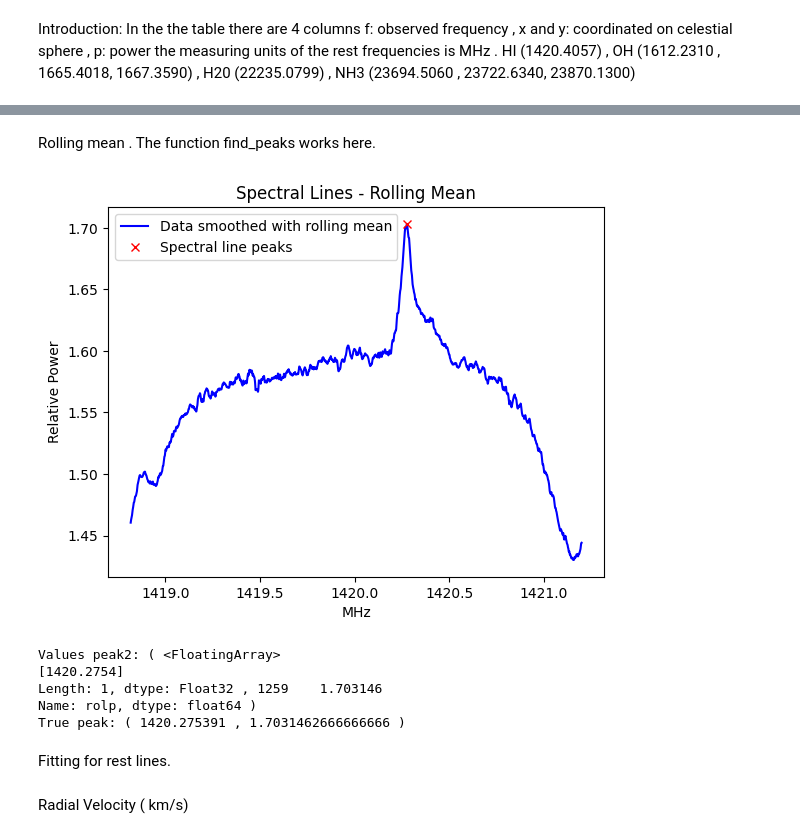
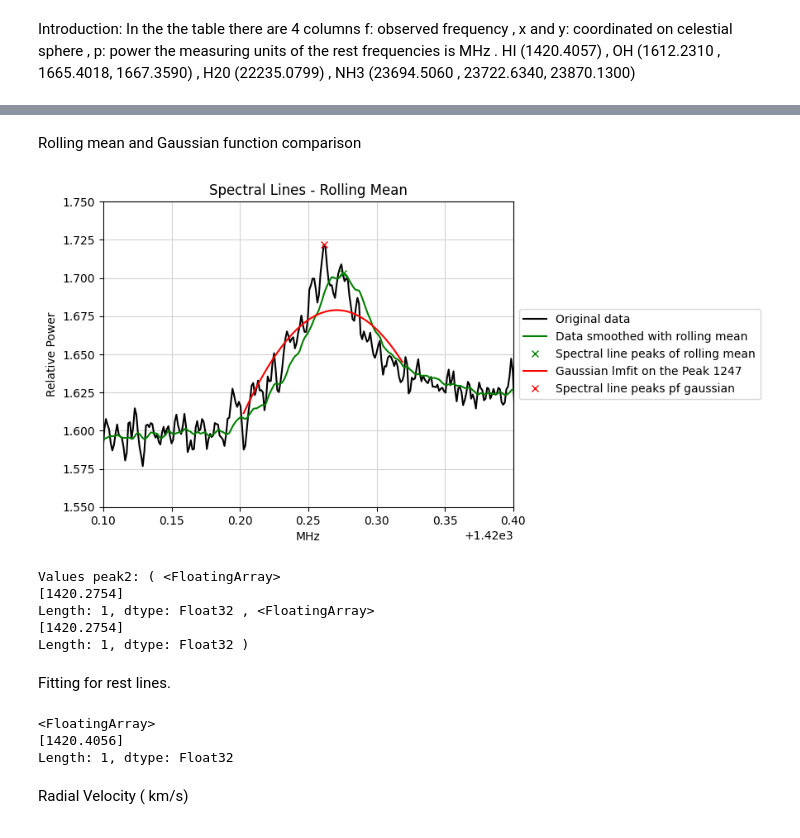
Before and after one commit to panagiotab/ASTRO-BEAM, a Jupyter notebook: Task2-CombSpectralLines/SpectralLines.ipynb, the cells around one changed output, grey strips where cells are left out. Drawn from its saved outputs; the diff is of its cells as text; code cells hidden in the pictures.

Commit message:
the code probably works
it probaply need some very final touches and it can be used on actual data sets!!

```diff
--- a/Task2-CombSpectralLines/SpectralLines.ipynb
+++ b/Task2-CombSpectralLines/SpectralLines.ipynb
@@ -78,56 +83,75 @@ Peak: (1420.0, 0.5758234458213407)
 # %% [markdown]
-Rolling mean . The function find_peaks works here.
+Rolling mean and Gaussian function comparison
 # %%
 data['rolp']=data['p'].rolling(15).mean()
 max_p=data['rolp'].max()
 max_fobs = data.loc[data['rolp'].idxmax(), 'f']
 
 peaks2, _ = find_peaks(data.rolp , prominence = 0.1)
 peak_valuef= pd.array(data.f[peaks2], dtype=pd.Float32Dtype())
 peak_valuep= data.rolp[peaks2]
 
-plt.plot(data.f , data.rolp , color= 'b', label= 'Data smoothed with rolling mean')
-plt.plot(data.f[peaks2], data.rolp[peaks2], 'rx', label='Spectral line peaks')
+plt.plot( data.f , data.p , color = "black", label='Original data')
+plt.plot(data.f , data.rolp , color= 'g', label= 'Data smoothed with rolling mean')
+plt.plot(data.f[peaks2], data.rolp[peaks2], 'gx' , label='Spectral line peaks of rolling mean')
+
+
+for i in peaks:
+    plt.plot(X_values[max(0, i - 50):min(len(X_values), i + 50)], results[i].best_fit, '-', label=f'Gaussian lmfit on the Peak {i}', color = 'red')
+
+plt.plot(X_values[peaks], Y_values[peaks], 'rx', label='Spectral line peaks pf gaussian')
+
+plt.grid(True, linestyle ="solid", c="lightgrey")
 plt.xlabel('MHz')
+plt.xlim([1420.1 , 1420.4])
+plt.ylim([1.55, 1.75])
 plt.ylabel('Relative Power')
 plt.title('Spectral Lines - Rolling Mean')
-plt.legend()
+
+plt.legend(loc="center left",bbox_to_anchor=(1, 0.5), ncol=1)
+
 plt.show()
 
 
-print("Values peak2:", "(",peak_valuef, ",",peak_valuep ,")")
-print("True peak:", "(",max_fobs, ",", max_p,")")
+print("Values peak2:", "(",peak_valuef, ",",peak_valuef ,")")
 # %% [output]
-[figure, old version]
+[figure, new version]
 Values peak2: ( <FloatingArray>
 [1420.2754]
-Length: 1, dtype: Float32 , 1259    1.703146
-Name: rolp, dtype: float64 )
-True peak: ( 1420.275391 , 1.7031462666666666 )
+Length: 1, dtype: Float32 , <FloatingArray>
+[1420.2754]
+Length: 1, dtype: Float32 )
 # %% [markdown]
 Fitting for rest lines.
 # %%
 fo = 0
-def fitting(a, b, c):
+
+def fitting(a, b):
     results=[]
     for x in a:
         for y in b:
             df = np.abs(x - y)
             if np.any(df <= 0.5):
                 condition = np.where(df <= 0.5)[0][0]
-                fo = b[condition]
+                fo = y
                 # print(fo)
-                h = np.linspace(np.min(c), np.max(c))
-                x_line = np.full_like(h, fo)
+                #h = np.linspace(np.min(c), np.max(c))
+                #x_line = np.full_like(h, fo)
 
-                results.append(x)
+                results.append(fo)
 
             else:
                 continue
 
-    return results, y , fo, h
+    return pd.array(results, dtype=pd.Float32Dtype())
 
-results, y, fo, h = fitting(peak_valuef, rest_f , data['p'])
+fo_array= fitting(X_values[peaks], rest_f )
+
+print(fo_array)
+# %% [output]
+<FloatingArray>
+[1420.4056]
+Length: 1, dtype: Float32
 # %% [markdown]
 Radial Velocity ( km/s)
 # %%
```
Also changed, not shown: parts of 5 cells of this notebook.
